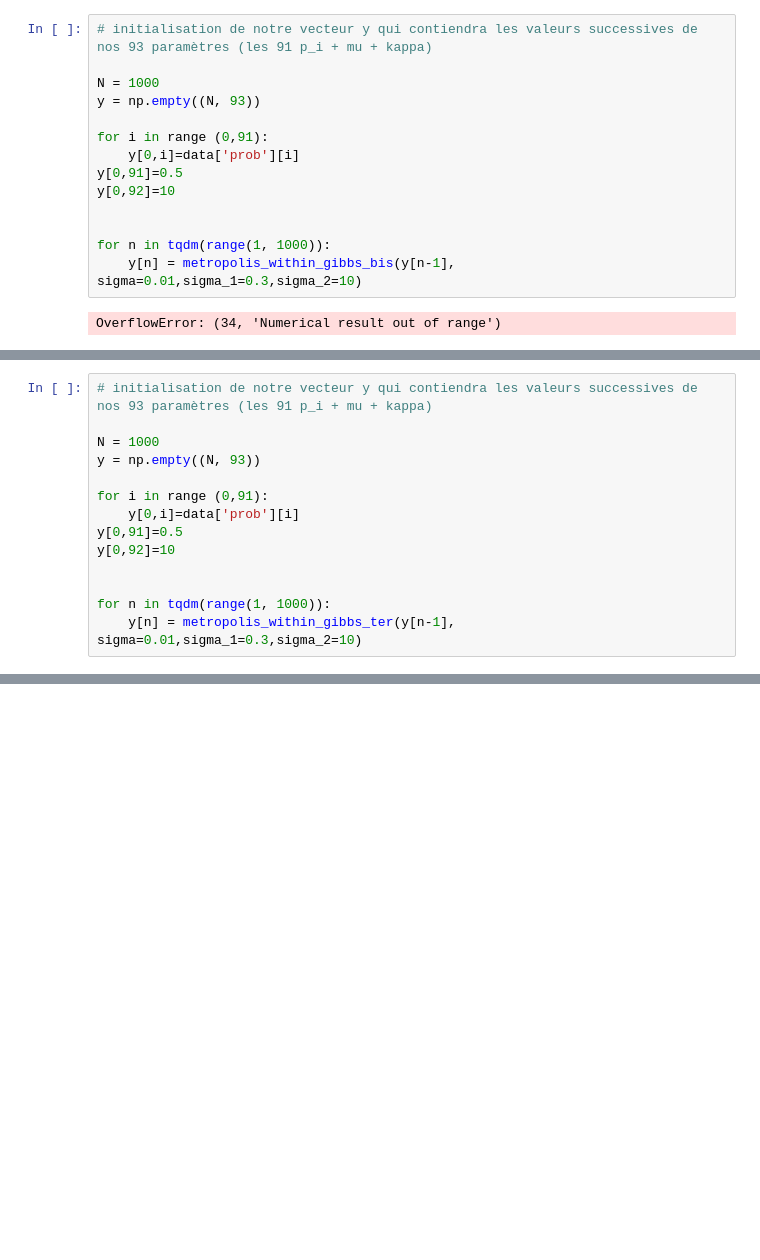
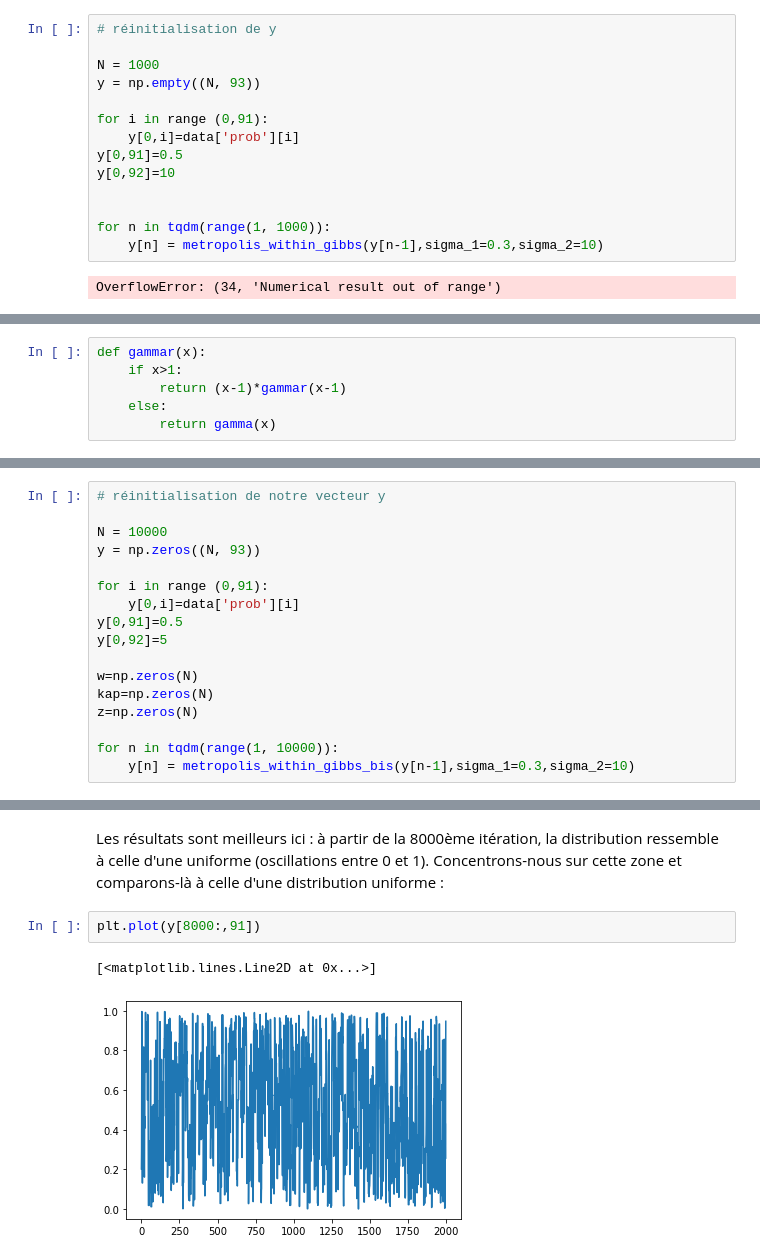
Before and after one commit to erialc-cal/MCM_Listeria_Prevalence, a Jupyter notebook: exploratoire_robin.ipynb, the cells around one changed output, grey strips where cells are left out. Saved outputs shown, nothing was run; the diff lists cells and outputs as text; blank space fills up the shorter version.

```diff
--- a/exploratoire_robin.ipynb
+++ b/exploratoire_robin.ipynb
@@ -360,5 +338,5 @@ problème : il faudrait augmenter les valeurs de sigma_ et sigma_3 (respectiveme
 # %%
-# initialisation de notre vecteur y qui contiendra les valeurs successives de nos 93 paramètres (les 91 p_i + mu + kappa)
+# réinitialisation de y
 
 N = 1000
 y = np.empty((N, 93))
@@ -370,6 +348,6 @@ y[0,92]=10
 
 
 for n in tqdm(range(1, 1000)):
-    y[n] = metropolis_within_gibbs_bis(y[n-1], sigma=0.01,sigma_1=0.3,sigma_2=10)
+    y[n] = metropolis_within_gibbs(y[n-1],sigma_1=0.3,sigma_2=10)
 # %% [output]
 OverflowError: (34, 'Numerical result out of range')
@@ -380 +356,7 @@ from decimal import *
+# %%
+def gammar(x):
+    if x>1:
+        return (x-1)*gammar(x-1)
+    else:
+        return gamma(x)
 # %%
@@ -435,16 +409,19 @@ def metropolis_within_gibbs_ter(x,sigma,sigma_1,sigma_2):
 
     return y      # on retourne le vecteur des nouvelles valeurs
 # %%
-# initialisation de notre vecteur y qui contiendra les valeurs successives de nos 93 paramètres (les 91 p_i + mu + kappa)
+# réinitialisation de notre vecteur y
 
-N = 1000
-y = np.empty((N, 93))
+N = 10000
+y = np.zeros((N, 93))
 
 for i in range (0,91):
     y[0,i]=data['prob'][i]
 y[0,91]=0.5
-y[0,92]=10
+y[0,92]=5
 
+w=np.zeros(N)
+kap=np.zeros(N)
+z=np.zeros(N)
 
-for n in tqdm(range(1, 1000)):
-    y[n] = metropolis_within_gibbs_ter(y[n-1], sigma=0.01,sigma_1=0.3,sigma_2=10)
+for n in tqdm(range(1, 10000)):
+    y[n] = metropolis_within_gibbs_bis(y[n-1],sigma_1=0.3,sigma_2=10)
@@ -457,0 +435,8 @@ sample_mu = [rd.random() for i in range(1000)]
+# %% [markdown]
+Les résultats sont meilleurs ici : à partir de la 8000ème itération, la distribution ressemble à celle d'une uniforme (oscillations entre 0 et 1).
+Concentrons-nous sur cette zone et comparons-là à celle d'une distribution uniforme :
+# %%
+plt.plot(y[8000:,91])
+# %% [output]
+[<matplotlib.lines.Line2D at 0x...>]
+[figure, added]
```
Also changed, not shown: parts of 69 cells of this notebook.
